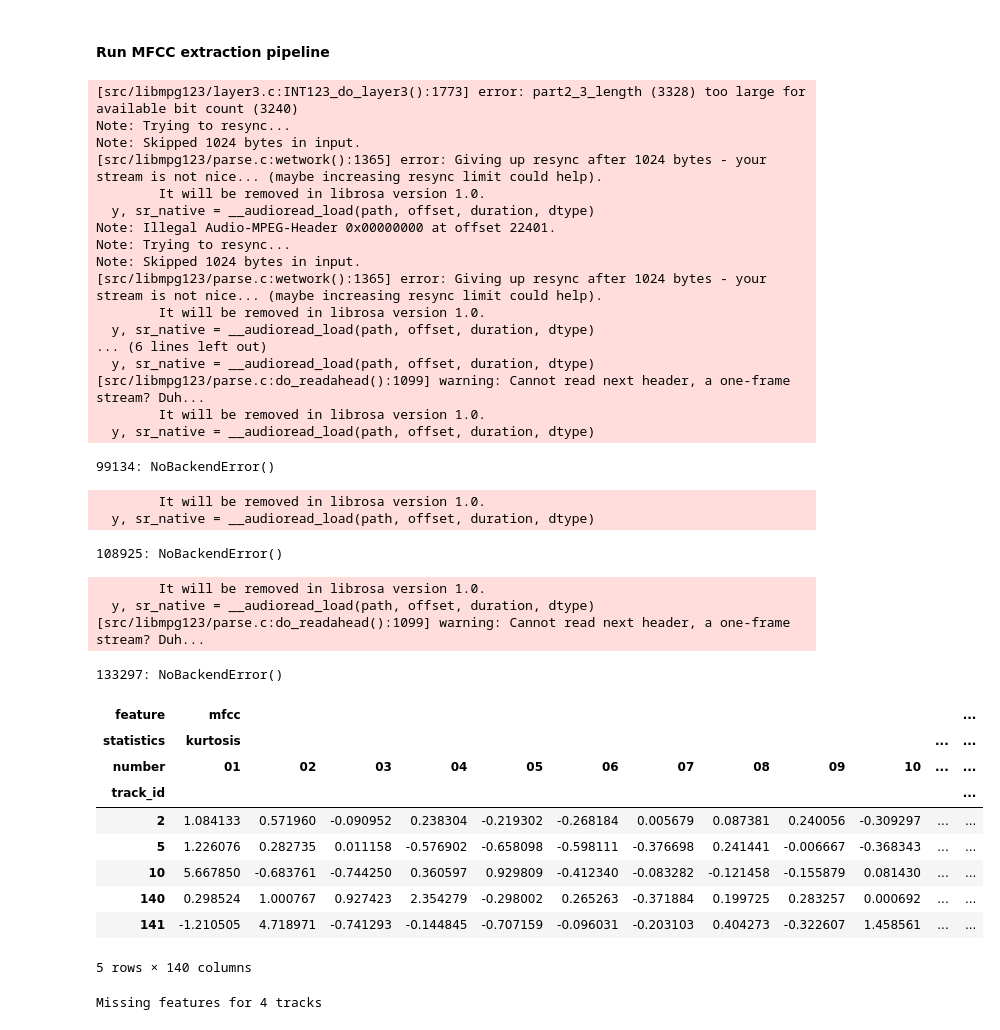
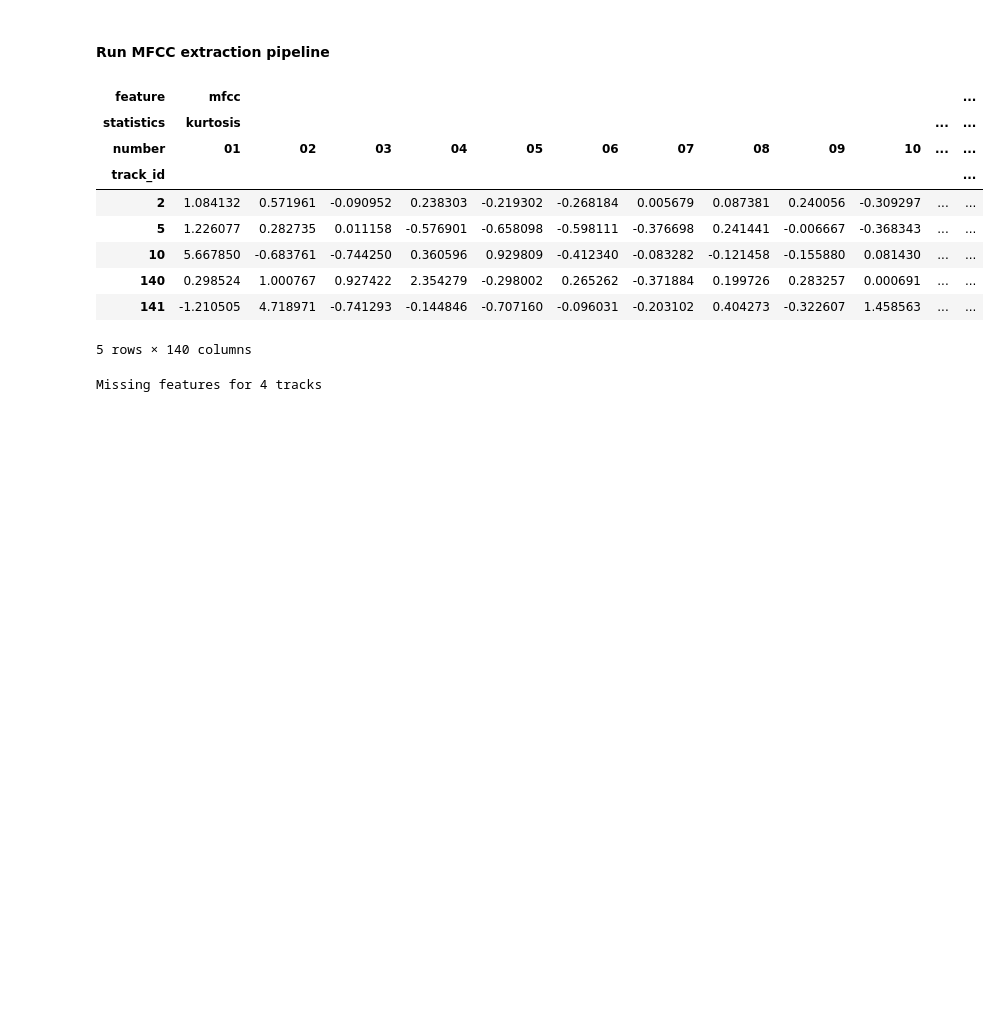
Before and after one commit to kkawula/music-genre-classification, a Jupyter notebook: notebook.ipynb, the cells around one changed output. Saved outputs shown, nothing was run; the diff lists cells and outputs as text; code cells hidden in the pictures; blank space fills up the shorter version.

```diff
--- a/notebook.ipynb
+++ b/notebook.ipynb
@@ -245,58 +268,59 @@ def compute_mfcc(tid):
+# %%
+def compute_mfcc(tid: int) -> pd.Series:
+    features = pd.Series(index=mfcc_columns(), dtype=np.float32, name=tid)
+
+    try:
+        filepath = get_audio_path(AUDIO_DIR, tid)
+        x, sr = librosa.load(filepath, sr=None, mono=True)
+
+        stft = np.abs(librosa.stft(x, n_fft=2048, hop_length=512))
+        mel = librosa.feature.melspectrogram(sr=sr, S=stft**2)
+        mfcc = librosa.feature.mfcc(S=librosa.power_to_db(mel), n_mfcc=N_MFCC)
+
+        features["mfcc", "mean"] = np.mean(mfcc, axis=1)
+        features["mfcc", "std"] = np.std(mfcc, axis=1)
+        features["mfcc", "skew"] = stats.skew(mfcc, axis=1)
+        features["mfcc", "kurtosis"] = stats.kurtosis(mfcc, axis=1)
+        features["mfcc", "median"] = np.median(mfcc, axis=1)
+        features["mfcc", "min"] = np.min(mfcc, axis=1)
+        features["mfcc", "max"] = np.max(mfcc, axis=1)
+
+    except Exception as e:
+        print("{}: {}".format(tid, repr(e)))
+
+    return features
 # %% [markdown]
 #### Run MFCC extraction pipeline
 # %%
-filtered_tracks = tracks[tracks['set', 'subset'] <= DATASET_SIZE]
+filtered_tracks = tracks[tracks["set", "subset"] <= DATASET_SIZE]
 tids = filtered_tracks.index
 
 if COMPUTE_FEATURES:
     mfcc_features = pd.DataFrame(index=tids, columns=mfcc_columns(), dtype=np.float32)
 
     for tid in tqdm(tids):
         row = compute_mfcc(tid)
         mfcc_features.loc[row.name] = row
 
     mfcc_features.sort_index(axis=0, inplace=True)
     mfcc_features.sort_index(axis=1, inplace=True)
-    mfcc_features.to_csv('./data/mfcc_features.csv', float_format='%.10e')
+    mfcc_features.to_csv("./data/mfcc_features.csv", float_format="%.10e")
 else:
-    mfcc_features = pd.read_csv('./data/mfcc_features.csv', index_col=0, header=[0, 1, 2])
+    mfcc_features = pd.read_csv(
+        "./data/mfcc_features.csv", index_col=0, header=[0, 1, 2]
+    )
 
 mfcc_features.head()
 # %% [output]
+| feature | mfcc |  |  |  |  |  |  |  |  |  |  | ... |
+| statistics | kurtosis |  |  |  |  |  |  |  |  |  | ... | ... |
+| number | 01 | 02 | 03 | 04 | 05 | 06 | 07 | 08 | 09 | 10 | ... | ... |
+| track_id |  |  |  |  |  |  |  |  |  |  |  | ... |
+| 2 | 1.084132 | 0.571961 | -0.090952 | 0.238303 | -0.219302 | -0.268184 | 0.005679 | 0.087381 | 0.240056 | -0.309297 | ... | ... |
+| 5 | 1.226077 | 0.282735 | 0.011158 | -0.576901 | -0.658098 | -0.598111 | -0.376698 | 0.241441 | -0.006667 | -0.368343 | ... | ... |
+| 10 | 5.667850 | -0.683761 | -0.744250 | 0.360596 | 0.929809 | -0.412340 | -0.083282 | -0.121458 | -0.155880 | 0.081430 | ... | ... |
+| 140 | 0.298524 | 1.000767 | 0.927422 | 2.354279 | -0.298002 | 0.265262 | -0.371884 | 0.199726 | 0.283257 | 0.000691 | ... | ... |
+| 141 | -1.210505 | 4.718971 | -0.741293 | -0.144846 | -0.707160 | -0.096031 | -0.203102 | 0.404273 | -0.322607 | 1.458563 | ... | ... |
-[src/libmpg123/layer3.c:INT123_do_layer3():1773] error: part2_3_length (3328) too large for available bit count (3240)
-Note: Trying to resync...
-Note: Skipped 1024 bytes in input.
-[src/libmpg123/parse.c:wetwork():1365] error: Giving up resync after 1024 bytes - your stream is not nice... (maybe increasing resync limit could help).
-        It will be removed in librosa version 1.0.
-  y, sr_native = __audioread_load(path, offset, duration, dtype)
-Note: Illegal Audio-MPEG-Header 0x00000000 at offset 22401.
-Note: Trying to resync...
-Note: Skipped 1024 bytes in input.
-[src/libmpg123/parse.c:wetwork():1365] error: Giving up resync after 1024 bytes - your stream is not nice... (maybe increasing resync limit could help).
-        It will be removed in librosa version 1.0.
-  y, sr_native = __audioread_load(path, offset, duration, dtype)
-... (6 lines left out)
-  y, sr_native = __audioread_load(path, offset, duration, dtype)
-[src/libmpg123/parse.c:do_readahead():1099] warning: Cannot read next header, a one-frame stream? Duh...
-        It will be removed in librosa version 1.0.
-  y, sr_native = __audioread_load(path, offset, duration, dtype)
+5 rows × 140 columns
-99134: NoBackendError()
-        It will be removed in librosa version 1.0.
-  y, sr_native = __audioread_load(path, offset, duration, dtype)
-108925: NoBackendError()
-        It will be removed in librosa version 1.0.
-  y, sr_native = __audioread_load(path, offset, duration, dtype)
-[src/libmpg123/parse.c:do_readahead():1099] warning: Cannot read next header, a one-frame stream? Duh...
-133297: NoBackendError()
-| feature | mfcc |  |  |  |  |  |  |  |  |  |  | ... |
-| statistics | kurtosis |  |  |  |  |  |  |  |  |  | ... | ... |
-| number | 01 | 02 | 03 | 04 | 05 | 06 | 07 | 08 | 09 | 10 | ... | ... |
-| track_id |  |  |  |  |  |  |  |  |  |  |  | ... |
-| 2 | 1.084133 | 0.571960 | -0.090952 | 0.238304 | -0.219302 | -0.268184 | 0.005679 | 0.087381 | 0.240056 | -0.309297 | ... | ... |
-| 5 | 1.226076 | 0.282735 | 0.011158 | -0.576902 | -0.658098 | -0.598111 | -0.376698 | 0.241441 | -0.006667 | -0.368343 | ... | ... |
-| 10 | 5.667850 | -0.683761 | -0.744250 | 0.360597 | 0.929809 | -0.412340 | -0.083282 | -0.121458 | -0.155879 | 0.081430 | ... | ... |
-| 140 | 0.298524 | 1.000767 | 0.927423 | 2.354279 | -0.298002 | 0.265263 | -0.371884 | 0.199725 | 0.283257 | 0.000692 | ... | ... |
-| 141 | -1.210505 | 4.718971 | -0.741293 | -0.144845 | -0.707159 | -0.096031 | -0.203103 | 0.404273 | -0.322607 | 1.458561 | ... | ... |
-5 rows × 140 columns
 # %%
 mask = mfcc_features.isna().any(axis=1)
```
Also changed, not shown: parts of 53 cells of this notebook, 2 other files.
